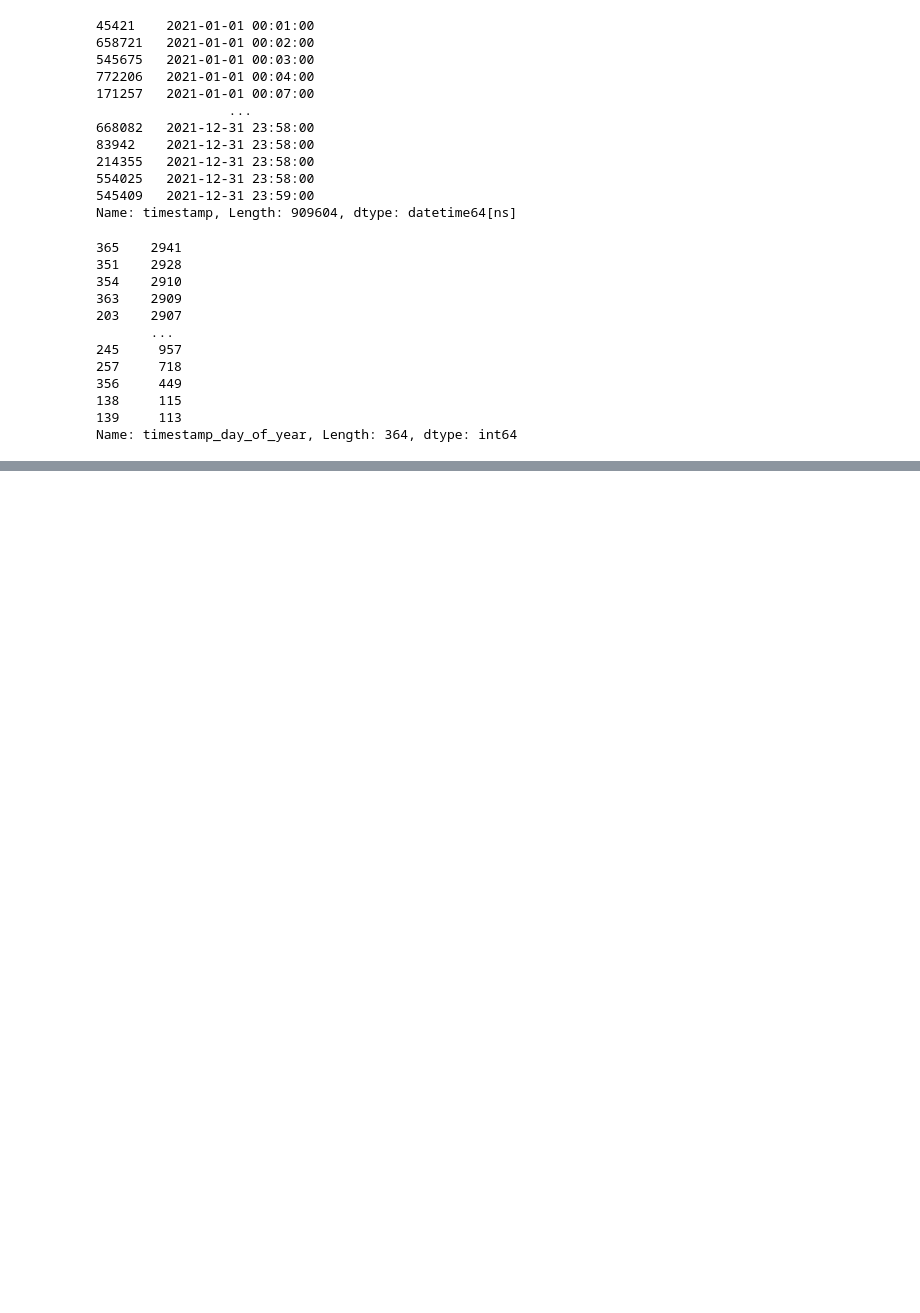
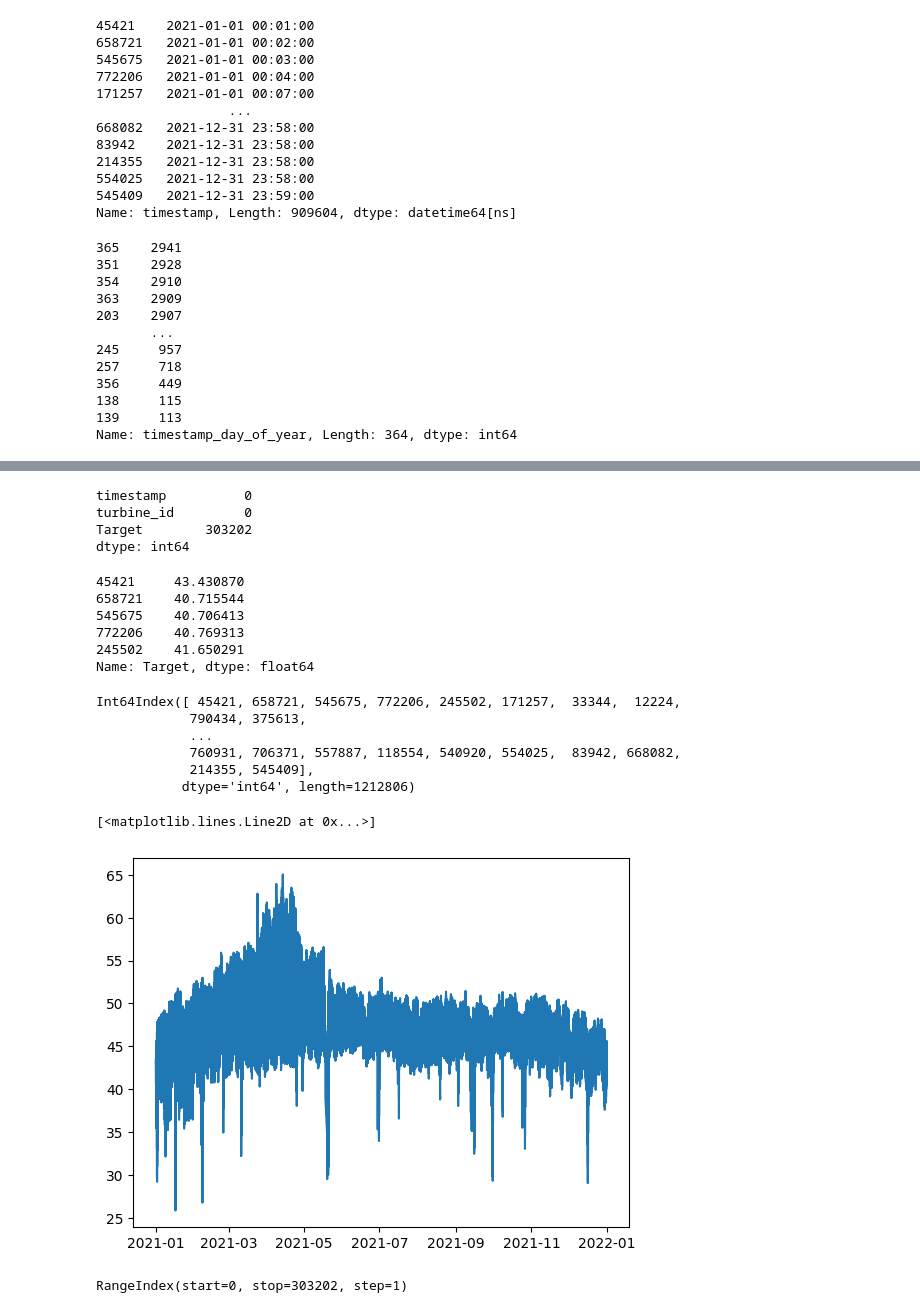
Before and after one commit to k-loki/re_new-machinehack, a Jupyter notebook: notebooks/ft_sel.ipynb, the cells around one changed output, grey strips where cells are left out. Saved outputs shown, nothing was run; the diff lists cells and outputs as text; code cells hidden in the pictures; blank space fills up the shorter version.

```diff
--- a/notebooks/ft_sel.ipynb
+++ b/notebooks/ft_sel.ipynb
@@ -456,0 +838,5 @@ train_dt.groupby('timestamp_day_of_year').Target.mean()
+# %%
+df.timestamp  = pd.to_datetime(df.timestamp)
+df.sort_values(by='timestamp', inplace=True)
+df = df[['timestamp', 'turbine_id', 'Target']]
+df.head()
@@ -456,0 +850,35 @@ train_dt.groupby('timestamp_day_of_year').Target.mean()
+# %%
+df.isna().sum()
+# %% [output]
+timestamp          0
+turbine_id         0
+Target        303202
+dtype: int64
+# %%
+dfi = df['Target'].interpolate(method='linear')
+dfi.head()
+# %% [output]
+45421     43.430870
+658721    40.715544
+545675    40.706413
+772206    40.769313
+245502    41.650291
+Name: Target, dtype: float64
+# %%
+df.reset_index()
+# %% [output]
+Int64Index([ 45421, 658721, 545675, 772206, 245502, 171257,  33344,  12224,
+            790434, 375613,
+            ...
+            760931, 706371, 557887, 118554, 540920, 554025,  83942, 668082,
+            214355, 545409],
+           dtype='int64', length=1212806)
+# %%
+plt.plot(df.timestamp, dfi, label='interpolated')
+# %% [output]
+[<matplotlib.lines.Line2D at 0x...>]
+[figure, added]
+# %%
+test_data.index
+# %% [output]
+RangeIndex(start=0, stop=303202, step=1)
```
Also changed, not shown: parts of 74 cells of this notebook.
